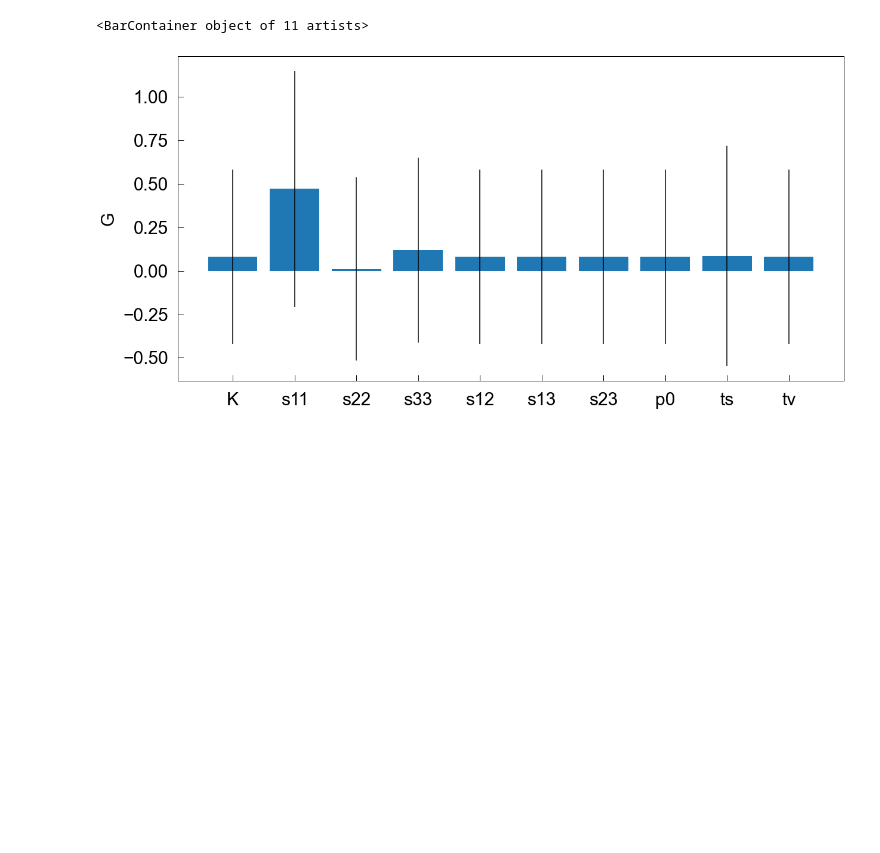
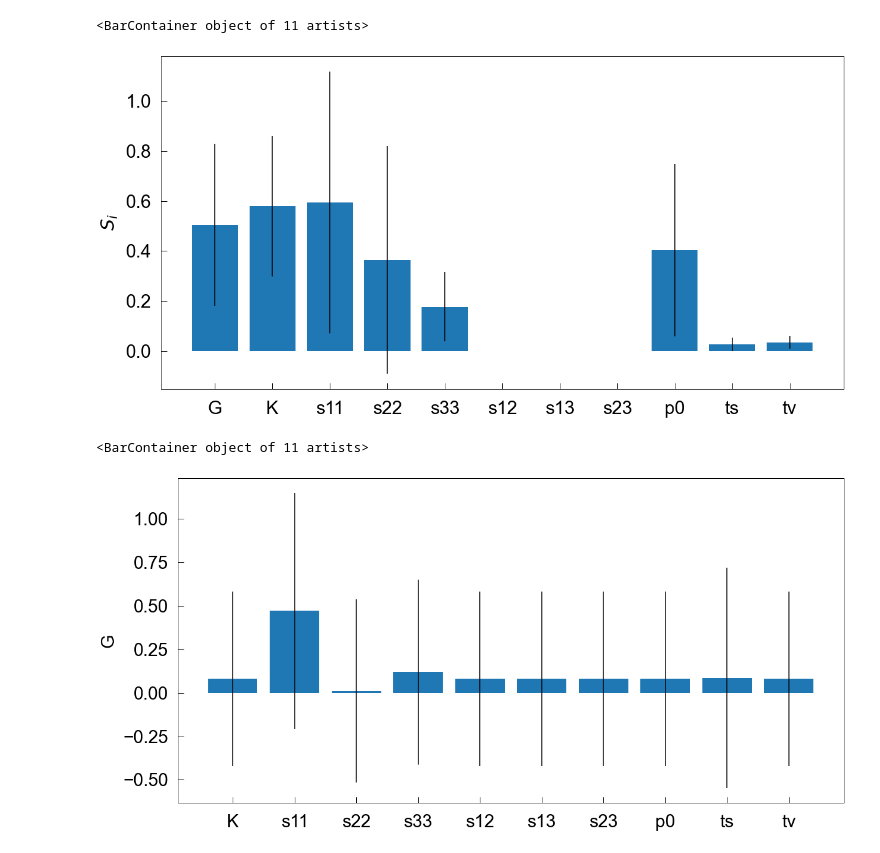
Before and after one commit to hiroro9/Sobol-ASR, a Jupyter notebook: ASR-eachTime.ipynb, the cells around one changed output. Drawn from its saved outputs; the diff is of its cells as text; code cells hidden in the pictures; blank space fills up the shorter version.

```diff
--- a/ASR-eachTime.ipynb
+++ b/ASR-eachTime.ipynb
@@ -95,3 +128,11 @@ ts tv -0.000114 0.000423
+# %%
+x = np.arange(problem['num_vars'])
+plt.xticks(x, problem['names'])
+plt.ylabel('$S_{i}$')
+plt.bar(x, Si['ST'], yerr = Si['ST_conf'])
+# %% [output]
+<BarContainer object of 11 artists>
+[figure, added]
 # %%
 j = 0
 
```
Also changed, not shown: parts of 5 cells of this notebook, 7 other files.
